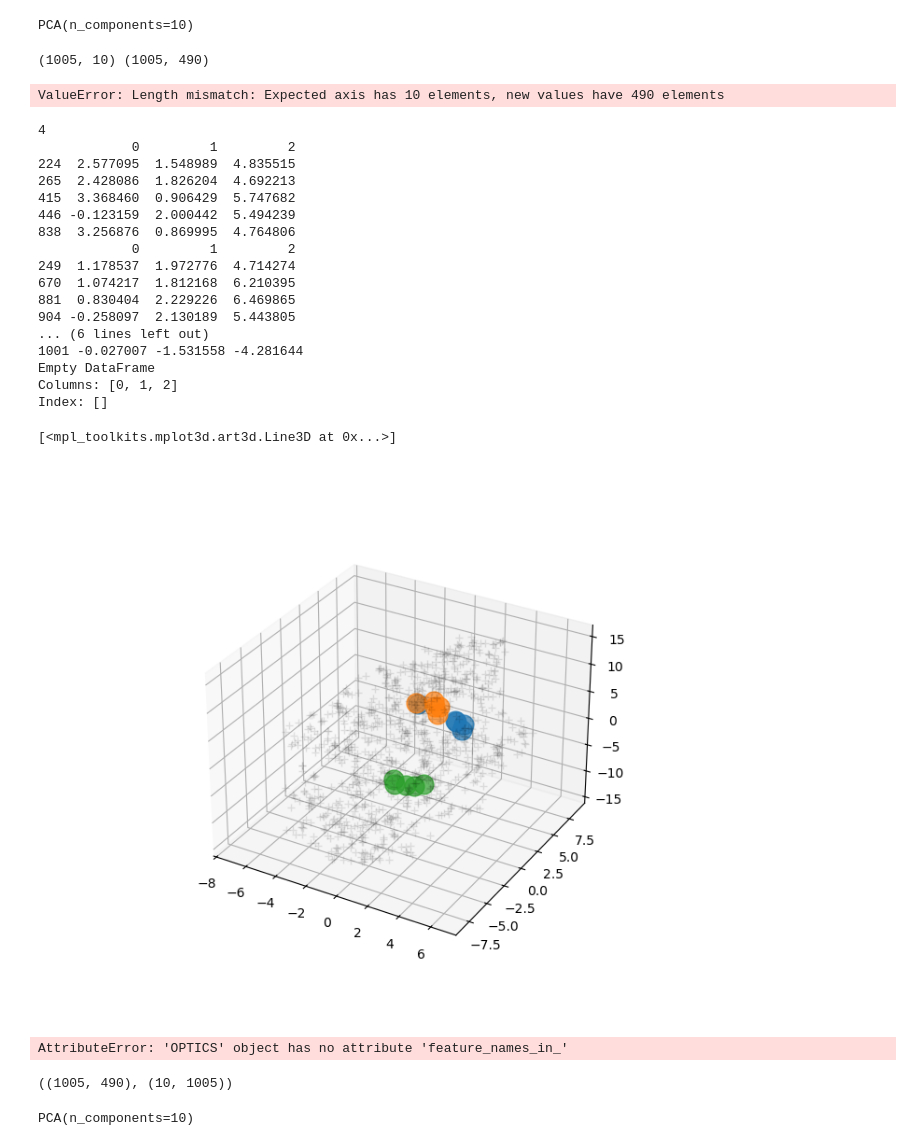
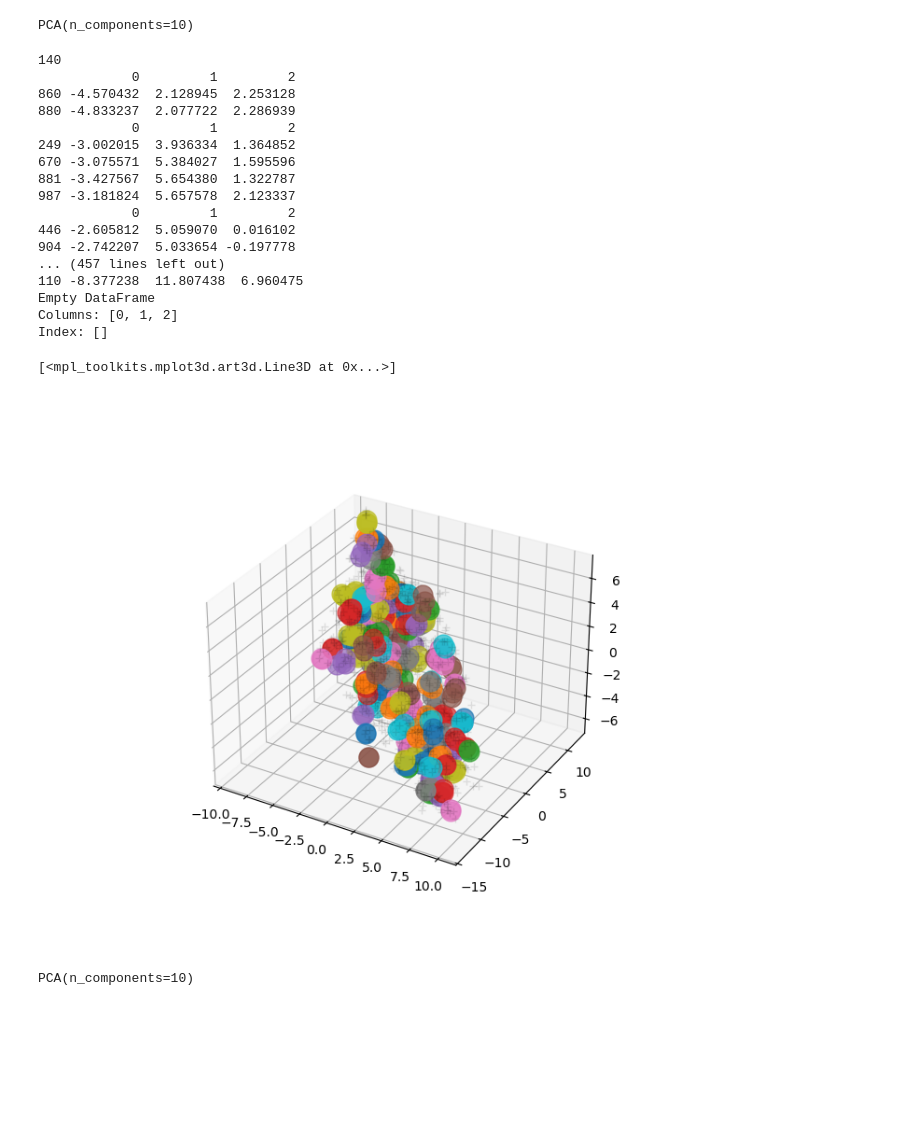
Before and after one commit to MarcoGalvani/pairalpha, a Jupyter notebook: identify_pairs.ipynb, the cells around one changed output. Drawn from its saved outputs; the diff is of its cells as text; code cells hidden in the pictures; blank space fills up the shorter version.

```diff
--- a/identify_pairs.ipynb
+++ b/identify_pairs.ipynb
@@ -1237,18 +1237,15 @@ PCA(n_components=10)
 # %%
 # Apply PCA to returns
 principal_components = pd.DataFrame(pca.transform(returns))
-print(principal_components.shape,returns.shape)
-principal_components.columns = returns.columns
+#print(principal_components.shape,returns.shape)
+#principal_components.columns = returns.columns
 
-# Cluster with DBSCAN
-dbscan = OPTICS(min_samples=5)
-clusters = dbscan.fit_predict(principal_components)
+# Cluster with OPTICS
+optics = OPTICS(min_samples=2)
+clusters = optics.fit_predict(principal_components)
-# %% [output]
-(1005, 10) (1005, 490)
-ValueError: Length mismatch: Expected axis has 10 elements, new values have 490 elements
 # %%
 %matplotlib widget
-no_of_classes = len(np.unique(dbscan.labels_))
+no_of_classes = len(np.unique(optics.labels_))
 print(no_of_classes)
 
 fig = plt.figure(facecolor='white', figsize=(7.5,6))
@@ -1264,59 +1261,51 @@ paths_collection = []
 # For each cluster.
 for cluster in range(0, no_of_classes):
     # Get specific cluster data from the tsne processed dataframe.
-    cluster_data = tsne_df[dbscan.labels_ == cluster]
+    cluster_data = tsne_df[optics.labels_ == cluster]
     print(cluster_data)
 
     # Plot the cluster data by column index [0, 1, 2] -> [x, y, z].
     paths = ax_object.plot(cluster_data.loc[:, 0], cluster_data.loc[:, 1],
                            cluster_data.loc[:, 2], alpha=0.7, marker='.',
                            linestyle='None',
                            markersize=30)
 
     # Stash the list of Line2D objects for future use.
     paths_collection.append(paths)
 
 # Flatten the paths array and instantiate the IndexedHighlight class
 # that will manage the selection and highlighting of the plotted
 # clusters.
 IndexedHighlight(np.ravel(paths_collection),
                  formatter='{label}'.format)
 
 # Plot the noisy samples which are not included in a leaf cluster labelled as -1,
 # by column index [0, 1, 2] -> [x, y, z].
-ax_object.plot(tsne_df.iloc[dbscan.labels_ == -1, 0], tsne_df.iloc[dbscan.labels_ == -1, 1],
-               tsne_df.iloc[dbscan.labels_ == -1, 2], 'k+', alpha=0.1)
+ax_object.plot(tsne_df.iloc[optics.labels_ == -1, 0], tsne_df.iloc[optics.labels_ == -1, 1],
+               tsne_df.iloc[optics.labels_ == -1, 2], 'k+', alpha=0.1)
 
 # Set the chart title.
 # ax_object.set_title('Automatic Clustering\n' + method)
 # %% [output]
-4
+140
             0         1         2
-224  2.577095  1.548989  4.835515
-265  2.428086  1.826204  4.692213
-415  3.368460  0.906429  5.747682
-446 -0.123159  2.000442  5.494239
-838  3.256876  0.869995  4.764806
+860 -4.570432  2.128945  2.253128
+880 -4.833237  2.077722  2.286939
             0         1         2
-249  1.178537  1.972776  4.714274
-670  1.074217  1.812168  6.210395
-881  0.830404  2.229226  6.469865
-904 -0.258097  2.130189  5.443805
-... (6 lines left out)
-1001 -0.027007 -1.531558 -4.281644
+249 -3.002015  3.936334  1.364852
+670 -3.075571  5.384027  1.595596
+881 -3.427567  5.654380  1.322787
+987 -3.181824  5.657578  2.123337
+            0         1         2
+446 -2.605812  5.059070  0.016102
+904 -2.742207  5.033654 -0.197778
+... (457 lines left out)
+110 -8.377238  11.807438  6.960475
 Empty DataFrame
 Columns: [0, 1, 2]
 Index: []
 [<mpl_toolkits.mplot3d.art3d.Line3D at 0x...>]
-[figure, old version]
+[figure, new version]
-# %%
-dbscan.feature_names_in_
-# %% [output]
-AttributeError: 'OPTICS' object has no attribute 'feature_names_in_'
-# %%
-returns.shape,pca.transform(returns).T.shape
-# %% [output]
-((1005, 490), (10, 1005))
 # %%
 pca.fit(returns)
 # %% [output]
```
Also changed, not shown: parts of 1 cell of this notebook.
